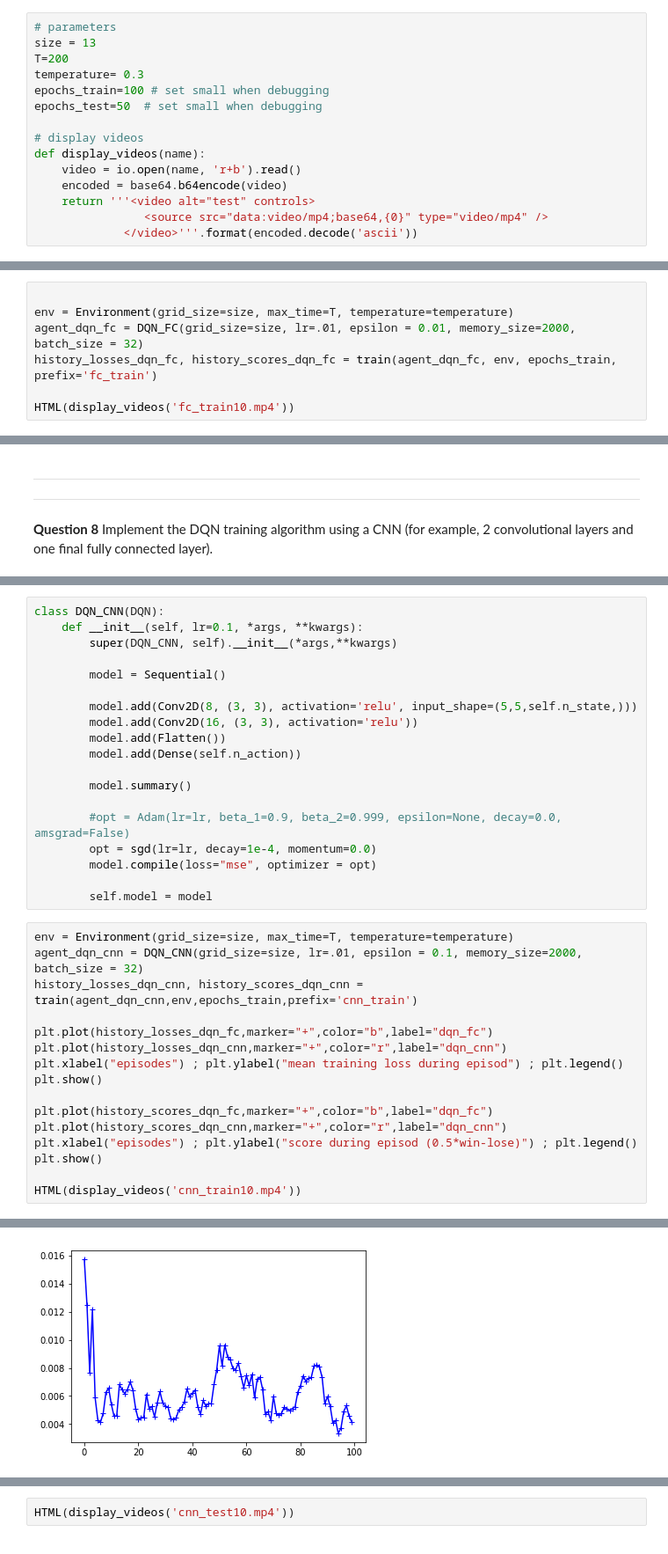
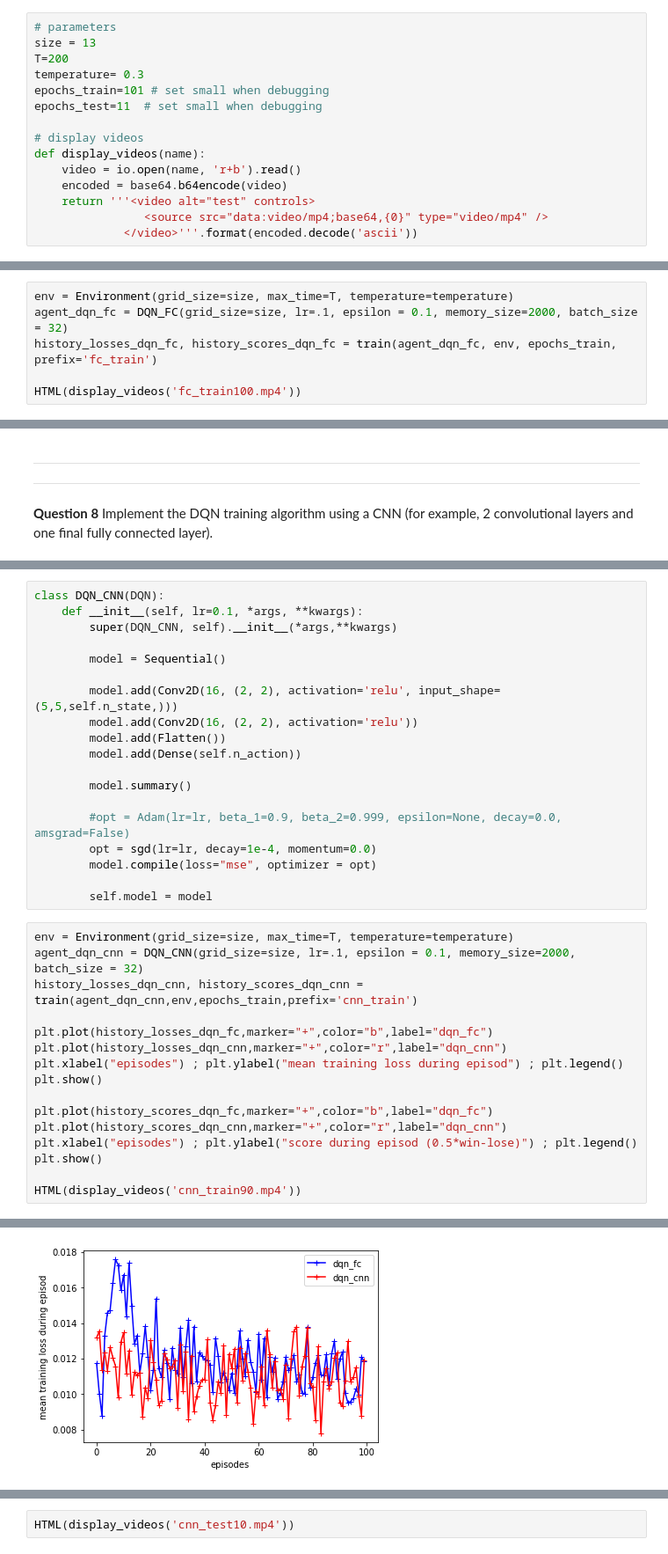
Before and after one commit to deloroy/DLB, a Jupyter notebook: TP3 (DEEP_RL)/MVA-MP3-DELORO.ipynb, the cells around one changed output, grey strips where cells are left out. Shown at 88% size. Cells and saved outputs as stored; diff of their text form.

Commit message:
fix dqn-cnn and mimicker agent

```diff
--- a/TP3 (DEEP_RL)/MVA-MP3-DELORO.ipynb
+++ b/TP3 (DEEP_RL)/MVA-MP3-DELORO.ipynb
@@ -350,8 +359,8 @@ The following elements are important because they correspond to the hyper parame
 size = 13
 T=200
 temperature= 0.3
-epochs_train=100 # set small when debugging
-epochs_test=50  # set small when debugging
+epochs_train=101 # set small when debugging
+epochs_test=11  # set small when debugging
 
 # display videos
 def display_videos(name):
@@ -753,11 +758,10 @@ class DQN_FC(DQN):
         self.model = model
 # %%
-
 env = Environment(grid_size=size, max_time=T, temperature=temperature)
-agent_dqn_fc = DQN_FC(grid_size=size, lr=.01, epsilon = 0.01, memory_size=2000, batch_size = 32)
+agent_dqn_fc = DQN_FC(grid_size=size, lr=.1, epsilon = 0.1, memory_size=2000, batch_size = 32)
 history_losses_dqn_fc, history_scores_dqn_fc = train(agent_dqn_fc, env, epochs_train, prefix='fc_train')
 
-HTML(display_videos('fc_train10.mp4'))
+HTML(display_videos('fc_train100.mp4'))
 # %% [output]
 _________________________________________________________________
 Layer (type)                 Output Shape              Param #
@@ -801,8 +811,8 @@ class DQN_CNN(DQN):
 
         model = Sequential()
 
-        model.add(Conv2D(8, (3, 3), activation='relu', input_shape=(5,5,self.n_state,)))
-        model.add(Conv2D(16, (3, 3), activation='relu'))
+        model.add(Conv2D(16, (2, 2), activation='relu', input_shape=(5,5,self.n_state,)))
+        model.add(Conv2D(16, (2, 2), activation='relu'))
         model.add(Flatten())
         model.add(Dense(self.n_action))
 
@@ -815,7 +825,7 @@ class DQN_CNN(DQN):
         self.model = model
 # %%
 env = Environment(grid_size=size, max_time=T, temperature=temperature)
-agent_dqn_cnn = DQN_CNN(grid_size=size, lr=.01, epsilon = 0.1, memory_size=2000, batch_size = 32)
+agent_dqn_cnn = DQN_CNN(grid_size=size, lr=.1, epsilon = 0.1, memory_size=2000, batch_size = 32)
 history_losses_dqn_cnn, history_scores_dqn_cnn = train(agent_dqn_cnn,env,epochs_train,prefix='cnn_train')
 
 plt.plot(history_losses_dqn_fc,marker="+",color="b",label="dqn_fc")
@@ -828,7 +838,7 @@ plt.plot(history_scores_dqn_cnn,marker="+",color="r",label="dqn_cnn")
 plt.xlabel("episodes") ; plt.ylabel("score during episod (0.5*win-lose)") ; plt.legend()
 plt.show()
 
-HTML(display_videos('cnn_train10.mp4'))
+HTML(display_videos('cnn_train90.mp4'))
 # %% [output]
 _________________________________________________________________
 Layer (type)                 Output Shape              Param #
@@ -851 +860 @@ NameError: name 'history_losses_dqn_cnn' is not defined
-[figure, old version]
+[figure, new version]
```
Also changed, not shown: parts of 34 cells of this notebook.
